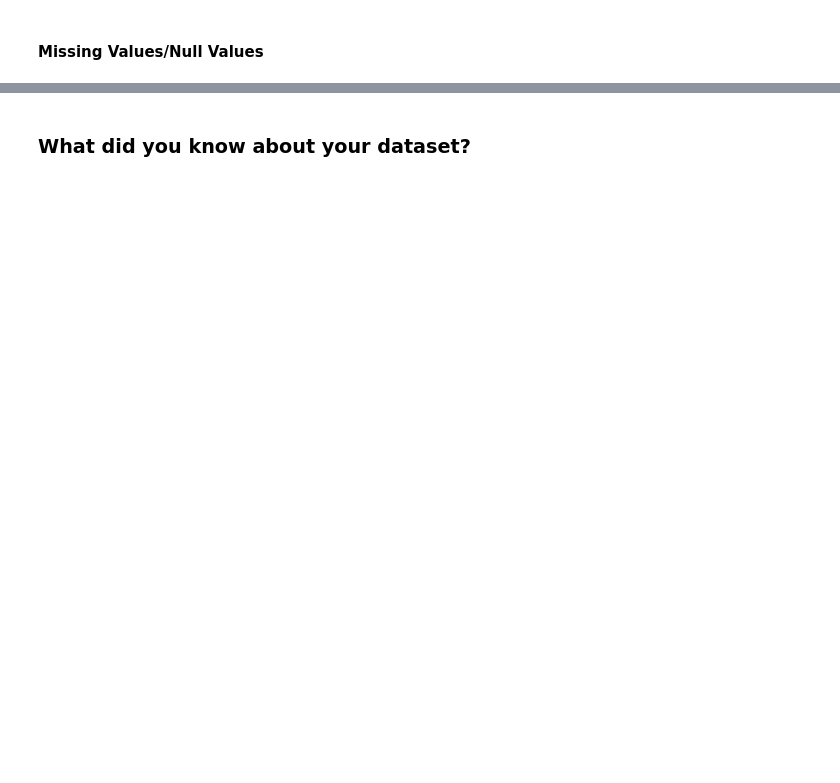
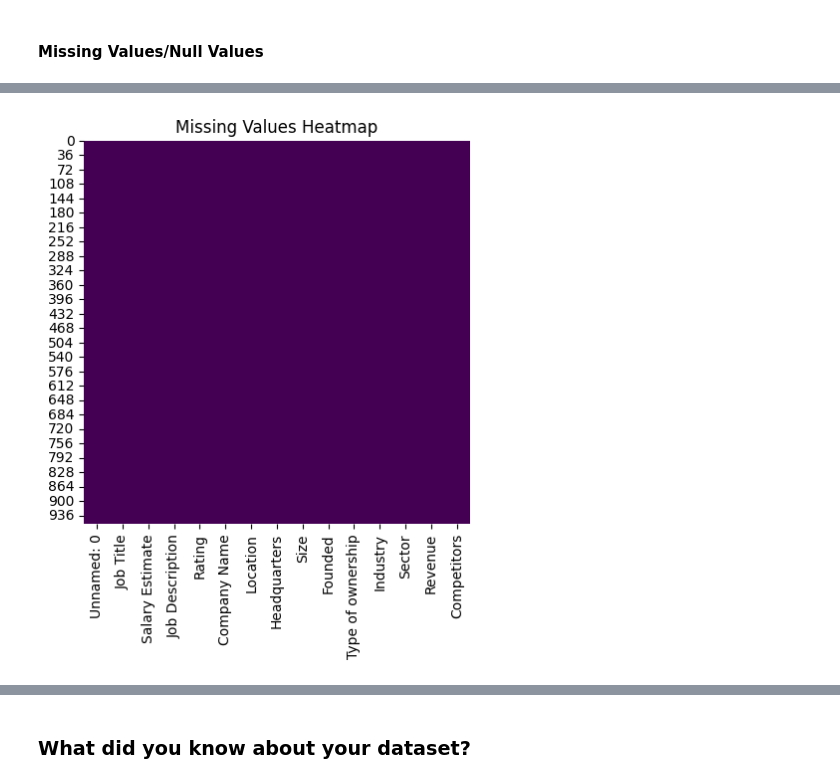
Before and after one commit to Abdullah-47/Salary-Prediction, a Jupyter notebook: Salary_Prediction_ML_Submission.ipynb, the cells around one changed output, grey strips where cells are left out. Cells and saved outputs as stored; diff of their text form; code cells hidden in the pictures; blank space fills up the shorter version.

```diff
--- a/Salary_Prediction_ML_Submission.ipynb
+++ b/Salary_Prediction_ML_Submission.ipynb
@@ -127,6 +182,8 @@ df_train.isnull().sum()
 # %%
 # Visualizing the missing values
-plt.figure(figsize=(10, 6))
+plt.figure(figsize=(5, 5))
 sns.heatmap(df_train.isnull(), cbar=False, cmap='viridis')
 plt.title('Missing Values Heatmap')
 plt.show()
+# %% [output]
+[figure, added]
```
Also changed, not shown: parts of 269 cells of this notebook.
